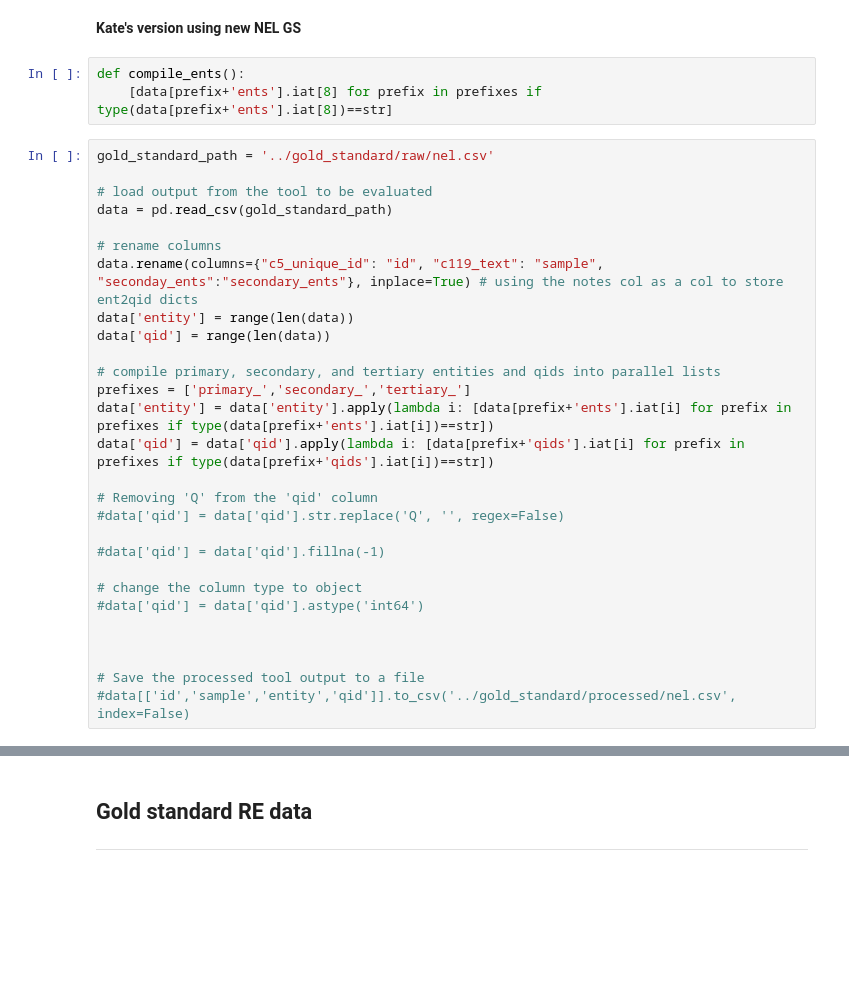
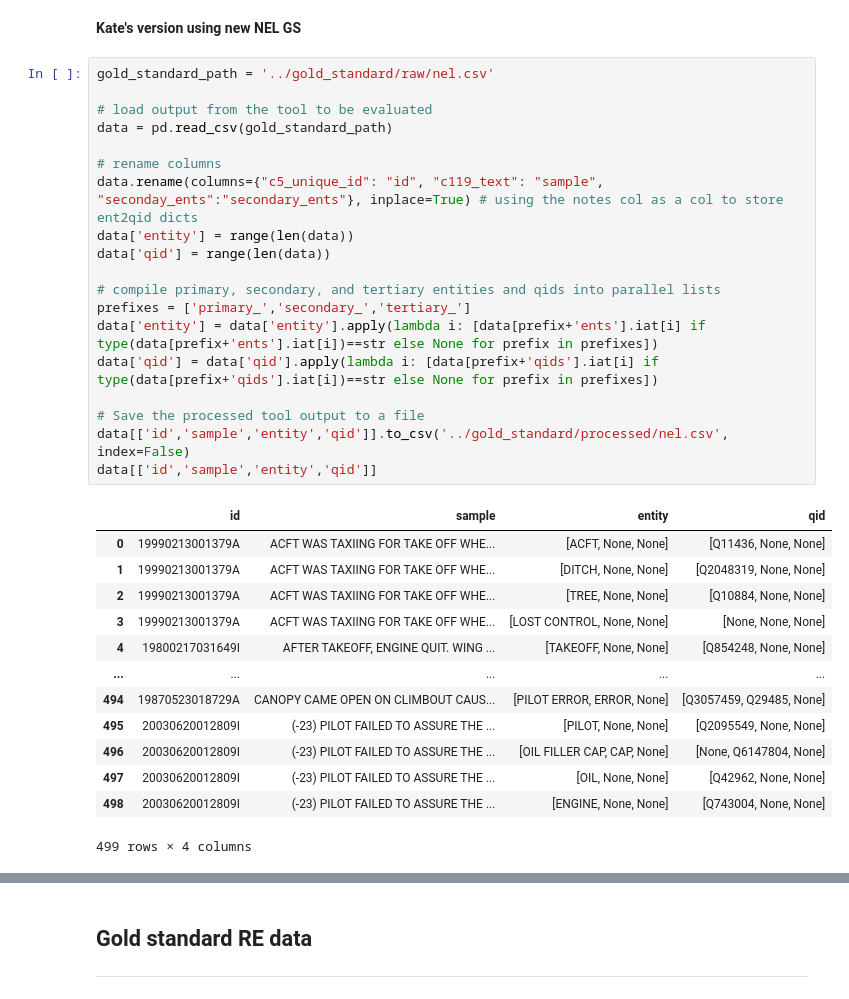
Before and after one commit to nd-crane/trusted_ke, a Jupyter notebook: notebooks/gold_standard_preparation.ipynb, the cells around one changed output, grey strips where cells are left out. Drawn from its saved outputs; the diff is of its cells as text; blank space fills up the shorter version.

```diff
--- a/notebooks/gold_standard_preparation.ipynb
+++ b/notebooks/gold_standard_preparation.ipynb
@@ -61,34 +61,36 @@ data[['id','sample','entity','qid']].to_csv('../gold_standard/processed/nel.csv'
 data
 # %% [markdown]
 **Kate's version using new NEL GS**
-# %%
-def compile_ents():
-    [data[prefix+'ents'].iat[8] for prefix in prefixes if type(data[prefix+'ents'].iat[8])==str]
 # %%
 gold_standard_path = '../gold_standard/raw/nel.csv'
 
 # load output from the tool to be evaluated
 data = pd.read_csv(gold_standard_path)
 
 # rename columns
 data.rename(columns={"c5_unique_id": "id", "c119_text": "sample", "seconday_ents":"secondary_ents"}, inplace=True) # using the notes col as a col to store ent2qid dicts
 data['entity'] = range(len(data))
 data['qid'] = range(len(data))
 
 # compile primary, secondary, and tertiary entities and qids into parallel lists
 prefixes = ['primary_','secondary_','tertiary_']
-data['entity'] = data['entity'].apply(lambda i: [data[prefix+'ents'].iat[i] for prefix in prefixes if type(data[prefix+'ents'].iat[i])==str])
-data['qid'] = data['qid'].apply(lambda i: [data[prefix+'qids'].iat[i] for prefix in prefixes if type(data[prefix+'qids'].iat[i])==str])
-
-# Removing 'Q' from the 'qid' column
-#data['qid'] = data['qid'].str.replace('Q', '', regex=False)
-
-#data['qid'] = data['qid'].fillna(-1)
-
-# change the column type to object
-#data['qid'] = data['qid'].astype('int64')
-
-
+data['entity'] = data['entity'].apply(lambda i: [data[prefix+'ents'].iat[i] if type(data[prefix+'ents'].iat[i])==str else None for prefix in prefixes])
+data['qid'] = data['qid'].apply(lambda i: [data[prefix+'qids'].iat[i] if type(data[prefix+'qids'].iat[i])==str else None for prefix in prefixes])
 
 # Save the processed tool output to a file
-#data[['id','sample','entity','qid']].to_csv('../gold_standard/processed/nel.csv', index=False)
+data[['id','sample','entity','qid']].to_csv('../gold_standard/processed/nel.csv', index=False)
+data[['id','sample','entity','qid']]
+# %% [output]
+|  | id | sample | entity | qid |
+| 0 | 19990213001379A | ACFT WAS TAXIING FOR TAKE OFF WHE... | [ACFT, None, None] | [Q11436, None, None] |
+| 1 | 19990213001379A | ACFT WAS TAXIING FOR TAKE OFF WHE... | [DITCH, None, None] | [Q2048319, None, None] |
+| 2 | 19990213001379A | ACFT WAS TAXIING FOR TAKE OFF WHE... | [TREE, None, None] | [Q10884, None, None] |
+| 3 | 19990213001379A | ACFT WAS TAXIING FOR TAKE OFF WHE... | [LOST CONTROL, None, None] | [None, None, None] |
+| 4 | 19800217031649I | AFTER TAKEOFF, ENGINE QUIT. WING ... | [TAKEOFF, None, None] | [Q854248, None, None] |
+| ... | ... | ... | ... | ... |
+| 494 | 19870523018729A | CANOPY CAME OPEN ON CLIMBOUT CAUS... | [PILOT ERROR, ERROR, None] | [Q3057459, Q29485, None] |
+| 495 | 20030620012809I | (-23) PILOT FAILED TO ASSURE THE ... | [PILOT, None, None] | [Q2095549, None, None] |
+| 496 | 20030620012809I | (-23) PILOT FAILED TO ASSURE THE ... | [OIL FILLER CAP, CAP, None] | [None, Q6147804, None] |
+| 497 | 20030620012809I | (-23) PILOT FAILED TO ASSURE THE ... | [OIL, None, None] | [Q42962, None, None] |
+| 498 | 20030620012809I | (-23) PILOT FAILED TO ASSURE THE ... | [ENGINE, None, None] | [Q743004, None, None] |
+499 rows × 4 columns
```
Also changed, not shown: parts of 6 cells of this notebook.
